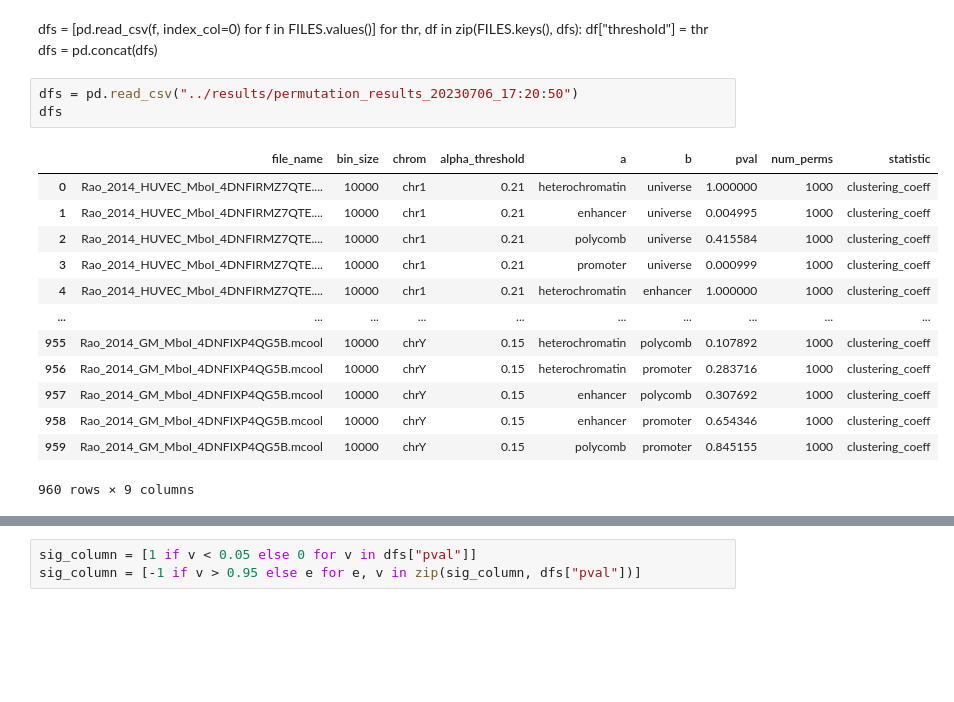
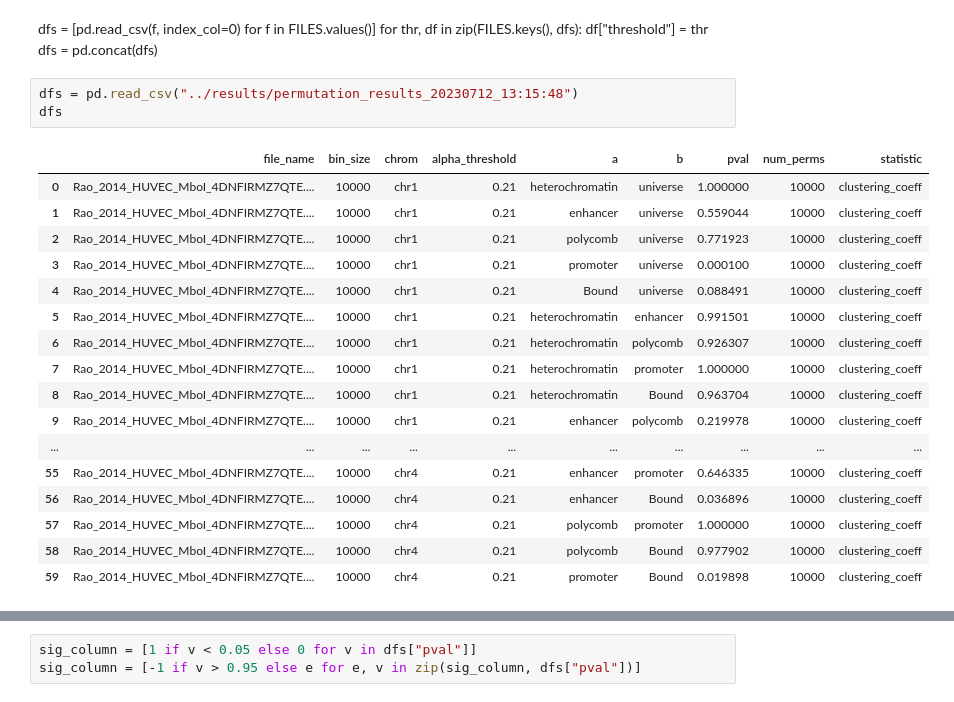
Before and after one commit to leomorelli/HiCONA, a Jupyter notebook: notebooks/permutation_heatmap.ipynb, the cells around one changed output, grey strips where cells are left out. Saved outputs shown, nothing was run; the diff lists cells and outputs as text; blank space fills up the shorter version.

```diff
--- a/notebooks/permutation_heatmap.ipynb
+++ b/notebooks/permutation_heatmap.ipynb
@@ -9,21 +9,25 @@ for thr, df in zip(FILES.keys(), dfs):
     df["threshold"] = thr
 dfs = pd.concat(dfs)
 # %%
-dfs = pd.read_csv("../results/permutation_results_20230706_17:20:50")
+dfs = pd.read_csv("../results/permutation_results_20230712_13:15:48")
 dfs
 # %% [output]
 |  | file_name | bin_size | chrom | alpha_threshold | a | b | pval | num_perms | statistic |
-| 0 | Rao_2014_HUVEC_MboI_4DNFIRMZ7QTE.... | 10000 | chr1 | 0.21 | heterochromatin | universe | 1.000000 | 1000 | clustering_coeff |
-| 1 | Rao_2014_HUVEC_MboI_4DNFIRMZ7QTE.... | 10000 | chr1 | 0.21 | enhancer | universe | 0.004995 | 1000 | clustering_coeff |
-| 2 | Rao_2014_HUVEC_MboI_4DNFIRMZ7QTE.... | 10000 | chr1 | 0.21 | polycomb | universe | 0.415584 | 1000 | clustering_coeff |
-| 3 | Rao_2014_HUVEC_MboI_4DNFIRMZ7QTE.... | 10000 | chr1 | 0.21 | promoter | universe | 0.000999 | 1000 | clustering_coeff |
-| 4 | Rao_2014_HUVEC_MboI_4DNFIRMZ7QTE.... | 10000 | chr1 | 0.21 | heterochromatin | enhancer | 1.000000 | 1000 | clustering_coeff |
+| 0 | Rao_2014_HUVEC_MboI_4DNFIRMZ7QTE.... | 10000 | chr1 | 0.21 | heterochromatin | universe | 1.000000 | 10000 | clustering_coeff |
+| 1 | Rao_2014_HUVEC_MboI_4DNFIRMZ7QTE.... | 10000 | chr1 | 0.21 | enhancer | universe | 0.559044 | 10000 | clustering_coeff |
+| 2 | Rao_2014_HUVEC_MboI_4DNFIRMZ7QTE.... | 10000 | chr1 | 0.21 | polycomb | universe | 0.771923 | 10000 | clustering_coeff |
+| 3 | Rao_2014_HUVEC_MboI_4DNFIRMZ7QTE.... | 10000 | chr1 | 0.21 | promoter | universe | 0.000100 | 10000 | clustering_coeff |
+| 4 | Rao_2014_HUVEC_MboI_4DNFIRMZ7QTE.... | 10000 | chr1 | 0.21 | Bound | universe | 0.088491 | 10000 | clustering_coeff |
+| 5 | Rao_2014_HUVEC_MboI_4DNFIRMZ7QTE.... | 10000 | chr1 | 0.21 | heterochromatin | enhancer | 0.991501 | 10000 | clustering_coeff |
+| 6 | Rao_2014_HUVEC_MboI_4DNFIRMZ7QTE.... | 10000 | chr1 | 0.21 | heterochromatin | polycomb | 0.926307 | 10000 | clustering_coeff |
+| 7 | Rao_2014_HUVEC_MboI_4DNFIRMZ7QTE.... | 10000 | chr1 | 0.21 | heterochromatin | promoter | 1.000000 | 10000 | clustering_coeff |
+| 8 | Rao_2014_HUVEC_MboI_4DNFIRMZ7QTE.... | 10000 | chr1 | 0.21 | heterochromatin | Bound | 0.963704 | 10000 | clustering_coeff |
+| 9 | Rao_2014_HUVEC_MboI_4DNFIRMZ7QTE.... | 10000 | chr1 | 0.21 | enhancer | polycomb | 0.219978 | 10000 | clustering_coeff |
 | ... | ... | ... | ... | ... | ... | ... | ... | ... | ... |
-| 955 | Rao_2014_GM_MboI_4DNFIXP4QG5B.mcool | 10000 | chrY | 0.15 | heterochromatin | polycomb | 0.107892 | 1000 | clustering_coeff |
-| 956 | Rao_2014_GM_MboI_4DNFIXP4QG5B.mcool | 10000 | chrY | 0.15 | heterochromatin | promoter | 0.283716 | 1000 | clustering_coeff |
-| 957 | Rao_2014_GM_MboI_4DNFIXP4QG5B.mcool | 10000 | chrY | 0.15 | enhancer | polycomb | 0.307692 | 1000 | clustering_coeff |
-| 958 | Rao_2014_GM_MboI_4DNFIXP4QG5B.mcool | 10000 | chrY | 0.15 | enhancer | promoter | 0.654346 | 1000 | clustering_coeff |
-| 959 | Rao_2014_GM_MboI_4DNFIXP4QG5B.mcool | 10000 | chrY | 0.15 | polycomb | promoter | 0.845155 | 1000 | clustering_coeff |
+| 55 | Rao_2014_HUVEC_MboI_4DNFIRMZ7QTE.... | 10000 | chr4 | 0.21 | enhancer | promoter | 0.646335 | 10000 | clustering_coeff |
+| 56 | Rao_2014_HUVEC_MboI_4DNFIRMZ7QTE.... | 10000 | chr4 | 0.21 | enhancer | Bound | 0.036896 | 10000 | clustering_coeff |
+| 57 | Rao_2014_HUVEC_MboI_4DNFIRMZ7QTE.... | 10000 | chr4 | 0.21 | polycomb | promoter | 1.000000 | 10000 | clustering_coeff |
+| 58 | Rao_2014_HUVEC_MboI_4DNFIRMZ7QTE.... | 10000 | chr4 | 0.21 | polycomb | Bound | 0.977902 | 10000 | clustering_coeff |
+| 59 | Rao_2014_HUVEC_MboI_4DNFIRMZ7QTE.... | 10000 | chr4 | 0.21 | promoter | Bound | 0.019898 | 10000 | clustering_coeff |
-960 rows × 9 columns
 # %%
 dfs.sort_values(["a", "b", "alpha_threshold"], inplace=True)
```
Also changed, not shown: parts of 10 cells of this notebook, 1 other file.
